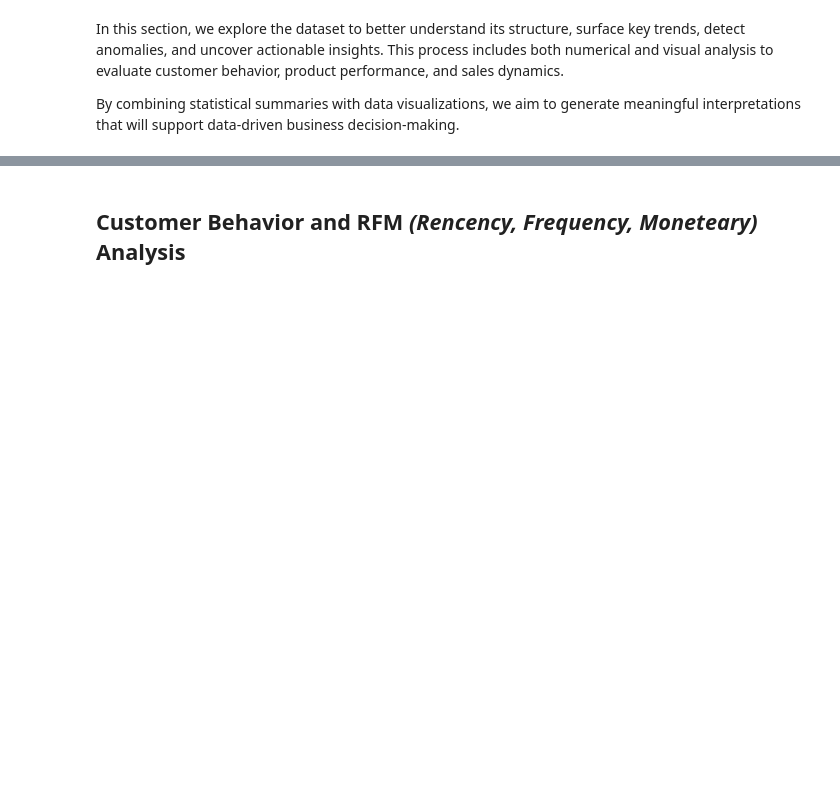
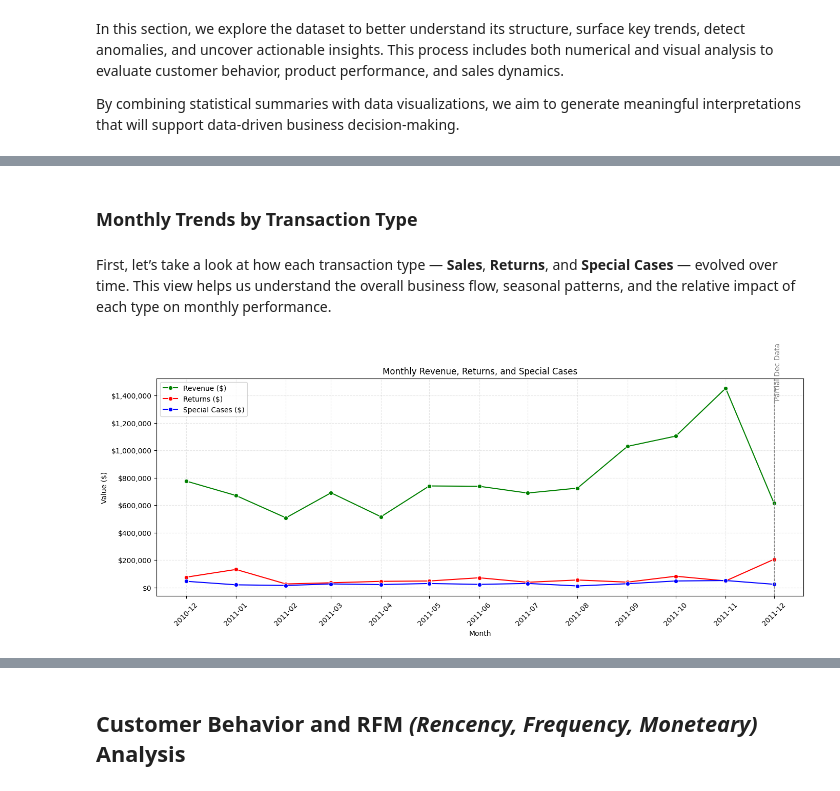
Before and after one commit to PogloLopez/online_retail, a Jupyter notebook: online_retail.ipynb, the cells around one changed output, grey strips where cells are left out. Cells and saved outputs as stored; diff of their text form; code cells hidden in the pictures; blank space fills up the shorter version.

Commit message:
Finished Sales Performance Overview

```diff
--- a/online_retail.ipynb
+++ b/online_retail.ipynb
@@ -554,6 +556,7 @@ df_clean['InvoiceMonth'] = df_clean['InvoiceDate'].dt.month
 df_clean['InvoiceDay'] = df_clean['InvoiceDate'].dt.day
 df_clean['InvoiceHour'] = df_clean['InvoiceDate'].dt.hour
 df_clean['InvoiceWeekday'] = df_clean['InvoiceDate'].dt.day_name()
+df_clean['YearMonth'] = df_clean['InvoiceDate'].dt.to_period('M').dt.to_timestamp()
 # %% [markdown]
 ### RFM analysis feature engineering
 # %% [markdown]
@@ -620,0 +628,44 @@ This is next
+# %% [markdown]
+### Monthly Trends by Transaction Type
+# %% [markdown]
+
+First, let’s take a look at how each transaction type — **Sales**, **Returns**, and **Special Cases** — evolved over time. This view helps us understand the overall business flow, seasonal patterns, and the relative impact of each type on monthly performance.
+# %%
+# Aggregate Revenue, Returns, and SpecialCases
+monthly_trend = (
+    df_clean
+    .groupby(['YearMonth', 'TransactionType'])['Revenue']
+    .sum()
+    .unstack(fill_value=0)
+    .reset_index()
+    .rename(columns={'Sale': 'Revenue', 'Return': 'Returns', 'SpecialCase': 'SpecialCases'})
+)
+
+# Plotting all three transaction types
+plt.figure(figsize=(14, 6))
+
+sns.lineplot(data=monthly_trend, x='YearMonth', y='Revenue', marker='o', label='Revenue ($)', color='green')
+sns.lineplot(data=monthly_trend, x='YearMonth', y=monthly_trend['Returns'].abs(), marker='o', label='Returns ($)', color='red')
+sns.lineplot(data=monthly_trend, x='YearMonth', y='SpecialCases', marker='o', label='Special Cases ($)', color='blue')
+
+# Annotations and formatting
+plt.title('Monthly Revenue, Returns, and Special Cases')
+plt.xlabel('Month')
+plt.ylabel('Value ($)')
+plt.xticks(rotation=45)
+plt.gca().xaxis.set_major_formatter(mdates.DateFormatter('%Y-%m'))
+plt.gca().xaxis.set_major_locator(mdates.MonthLocator())
+
+# Format the Y axis to show currency
+plt.gca().yaxis.set_major_formatter(ticker.StrMethodFormatter('${x:,.0f}'))
+
+# Highlight December 2011 as partial data
+plt.axvline(pd.to_datetime('2011-12-01'), color='gray', linestyle='--', linewidth=1)
+plt.text(pd.to_datetime('2011-12-01'), plt.ylim()[1]*0.9, 'Partial Dec Data', rotation=90, color='gray')
+
+plt.legend()
+plt.grid(True, linestyle='--', alpha=0.3)
+plt.tight_layout()
+plt.show()
+# %% [output]
+[figure, added]
```
Also changed, not shown: parts of 36 cells of this notebook.
